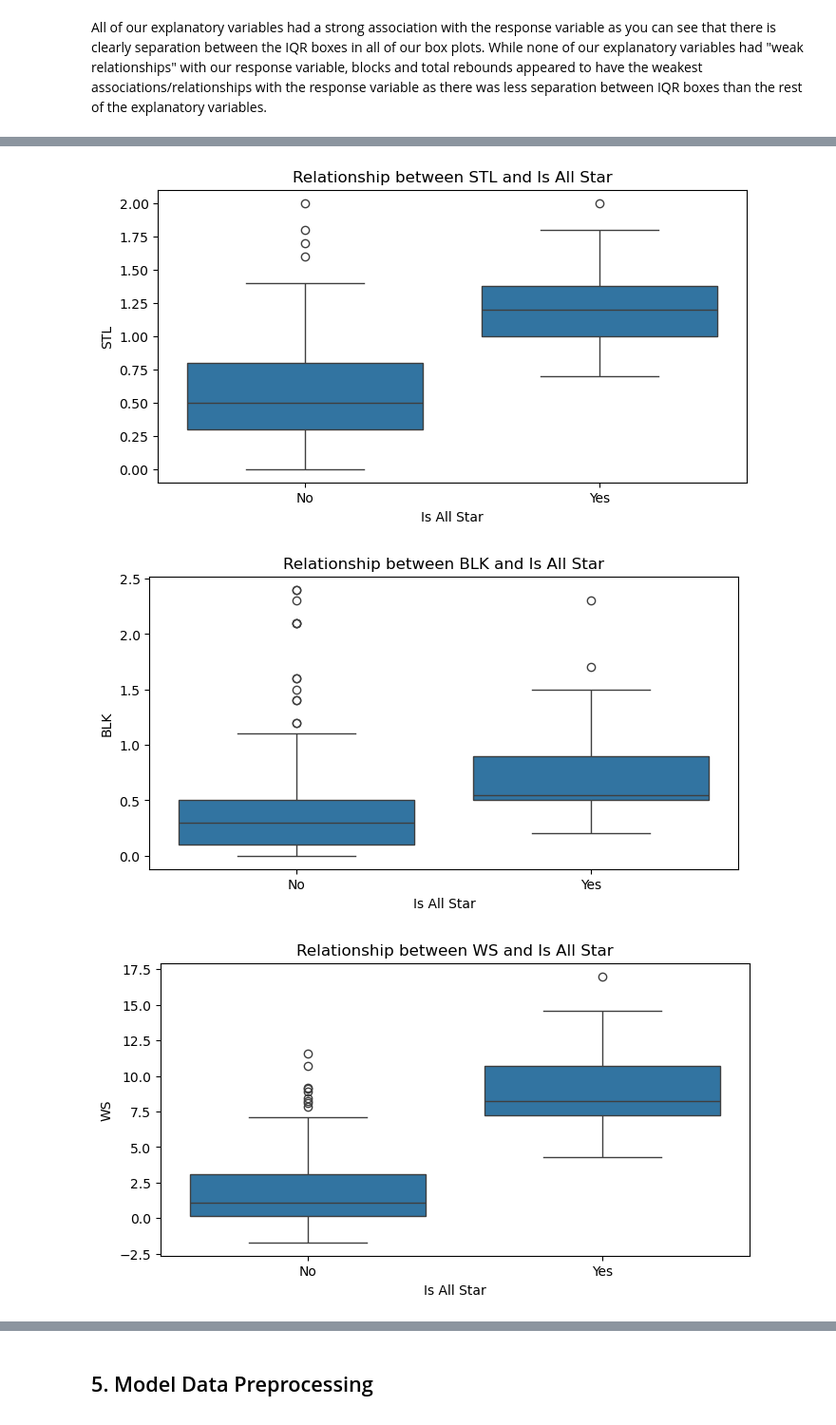
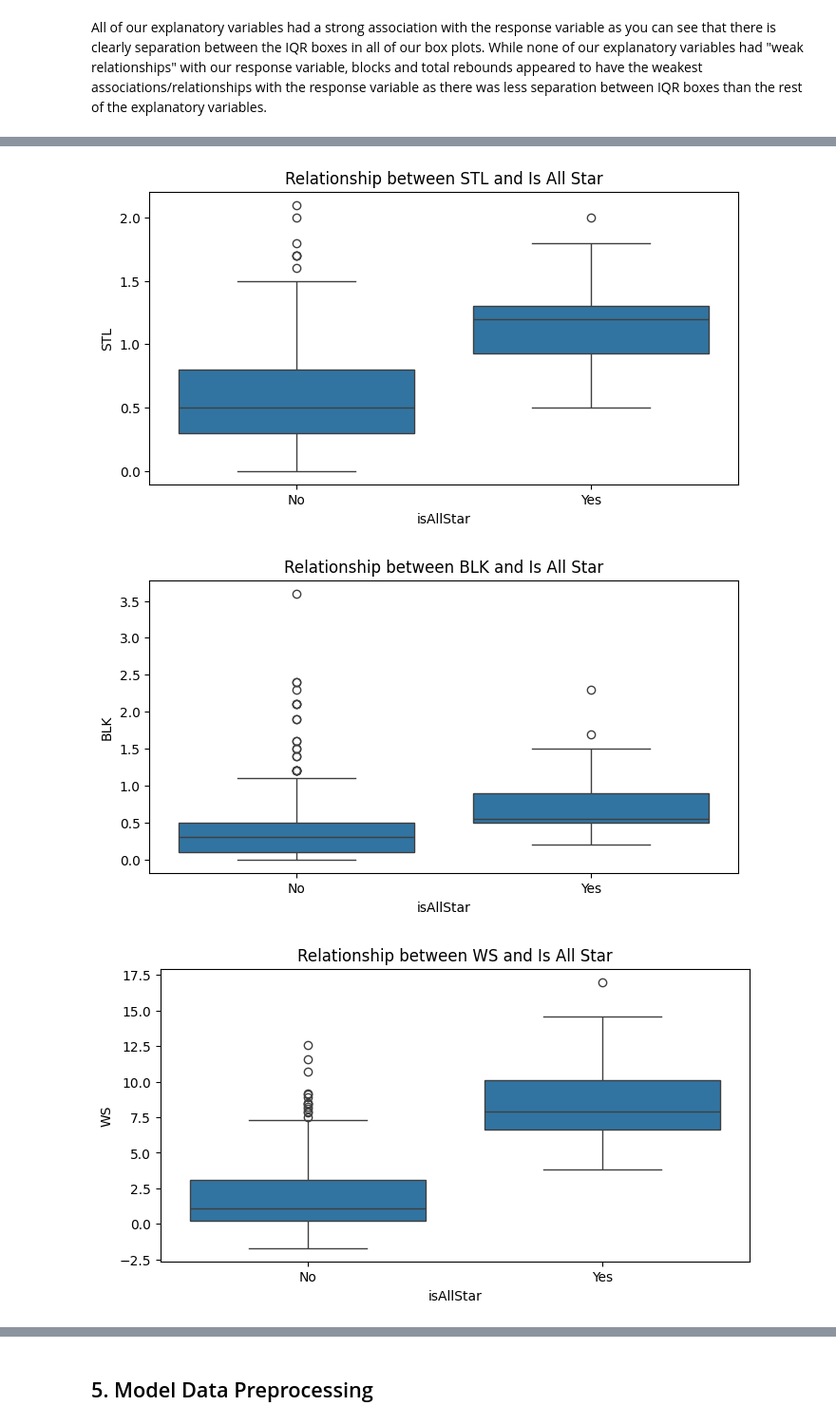
Before and after one commit to shray3420/stat207-final-project, a Jupyter notebook: Final_Project_ShrayAlbertJustin.ipynb, the cells around one changed output, grey strips where cells are left out. Shown at 95% size. Saved outputs shown, nothing was run; the diff lists cells and outputs as text; code cells hidden in the pictures.

```diff
--- a/Final_Project_ShrayAlbertJustin.ipynb
+++ b/Final_Project_ShrayAlbertJustin.ipynb
@@ -59,6 +59,6 @@ Missing Values Detection and Cleaning for Per Game Statitics and Advanced Statis
 # %% [markdown]
 For both of our datasets, the inevitable has happened to certain players: they were traded. As a result there are duplicates present in these datasets. However, Basketball-Reference does a fantastic job of mitigating this by adding a 'Tot' observation. This 'Tot' or Total means the total statistics from this player and all teams they have played on throughout the season.
 # %%
-per_game_stats = per_game_stats[[ 'Player' , 'Tm' , 'PTS' , 'TRB' , 'AST' , 'STL' , 'BLK' ]]
+per_game_stats = per_game_stats[[ 'Player' , 'Tm', 'Pos' , 'PTS' , 'TRB' , 'AST' , 'STL' , 'BLK' ]]
 per_game_stats
 # %% [output]
@@ -95,4 +95,4 @@ per_game_stats
 # %%
-advanced_stats = advanced_stats[['Player', 'Tm' , 'WS' , 'USG%']]
+advanced_stats = advanced_stats[['Player', 'WS' , 'USG%']]
 advanced_stats
 # %% [output]
@@ -184,6 +183,2 @@ final_df
 # %% [markdown]
 After dropping the duplicates from players being traded throughout the season, we ended up with a merged dataframe of all of our explanatory variables. However, after using the dropna command no rows were removed from both datasets. We dropped 118 observations however because they were traded and were duplicated in the datasets. By doing this, it ensures the analysis is based on complete data without any other potential roadblocks that could skew our prediction. Some pros of removing rows with missing values ensures that the analysis is based on complete data, which would later one avoid potential errors that stems from missing values. A con from dropping row with missing values is that it may reduce the sample size and potentially lead to a loss of information, especially if the missing data is not random.
-# %%
-final_df.drop('Tm_y' , axis = 1 , inplace = True)
-final_df.rename(columns = {'Tm_x' : 'Tm'} , inplace = True)
-final_df
@@ -263,10 +240,10 @@ All of our explanatory variables had a strong association with the response vari
 import seaborn as sns
 import matplotlib.pyplot as plt
 
-exp_variables = ['PTS', 'TRB', 'AST', 'STL', 'BLK', 'WS', 'USG%']
+exp_variables = final_df.select_dtypes(include=[np.number]).columns.tolist()
 for var in exp_variables:
     plt.figure(figsize=(8, 4))
-    sns.boxplot(x='Is All Star', y=var, data=final_df)
+    sns.boxplot(x='isAllStar', y=var, data=final_df)
     plt.title(f'Relationship between {var} and Is All Star')
     plt.show()
 # %% [output]
@@ -276,3 +253,3 @@ for var in exp_variables:
-[figure, old version]
+[figure, new version]
-[figure, old version]
+[figure, new version]
-[figure, old version]
+[figure, new version]
```
Also changed, not shown: parts of 17 cells of this notebook, 2 other files.
